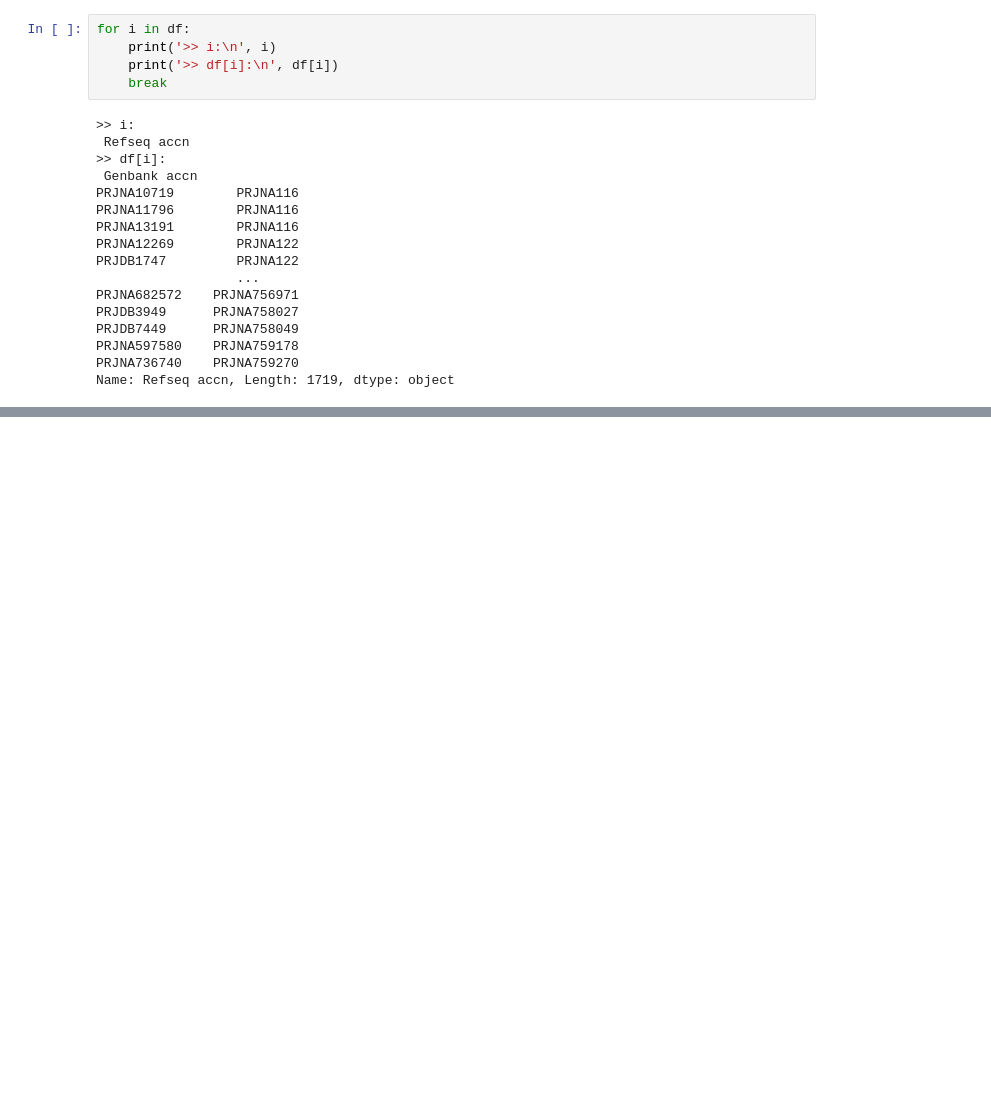
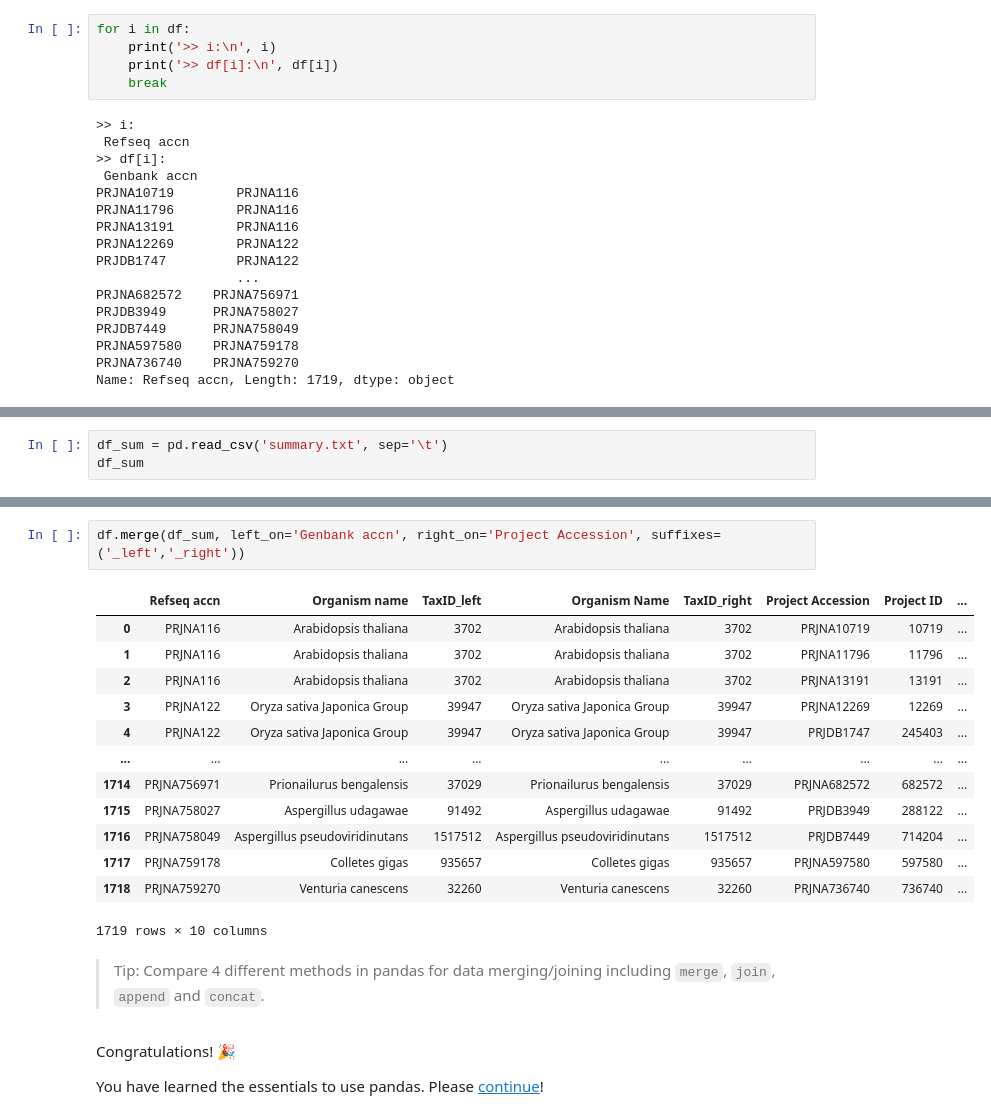
Before and after one commit to chunribu/biotable, a Jupyter notebook: src/pandas_tutorial.ipynb, the cells around one changed output, grey strips where cells are left out. Cells and saved outputs as stored; diff of their text form; blank space fills up the shorter version.

```diff
--- a/src/pandas_tutorial.ipynb
+++ b/src/pandas_tutorial.ipynb
@@ -366,0 +424,3 @@ Name: Refseq accn, Length: 1719, dtype: object
+# %%
+df_sum = pd.read_csv('summary.txt', sep='\t')
+df_sum
@@ -366,0 +441,22 @@ Name: Refseq accn, Length: 1719, dtype: object
+# %%
+df.merge(df_sum, left_on='Genbank accn', right_on='Project Accession', suffixes=('_left','_right'))
+# %% [output]
+|  | Refseq accn | Organism name | TaxID_left | Organism Name | TaxID_right | Project Accession | Project ID | ... |
+| 0 | PRJNA116 | Arabidopsis thaliana | 3702 | Arabidopsis thaliana | 3702 | PRJNA10719 | 10719 | ... |
+| 1 | PRJNA116 | Arabidopsis thaliana | 3702 | Arabidopsis thaliana | 3702 | PRJNA11796 | 11796 | ... |
+| 2 | PRJNA116 | Arabidopsis thaliana | 3702 | Arabidopsis thaliana | 3702 | PRJNA13191 | 13191 | ... |
+| 3 | PRJNA122 | Oryza sativa Japonica Group | 39947 | Oryza sativa Japonica Group | 39947 | PRJNA12269 | 12269 | ... |
+| 4 | PRJNA122 | Oryza sativa Japonica Group | 39947 | Oryza sativa Japonica Group | 39947 | PRJDB1747 | 245403 | ... |
+| ... | ... | ... | ... | ... | ... | ... | ... | ... |
+| 1714 | PRJNA756971 | Prionailurus bengalensis | 37029 | Prionailurus bengalensis | 37029 | PRJNA682572 | 682572 | ... |
+| 1715 | PRJNA758027 | Aspergillus udagawae | 91492 | Aspergillus udagawae | 91492 | PRJDB3949 | 288122 | ... |
+| 1716 | PRJNA758049 | Aspergillus pseudoviridinutans | 1517512 | Aspergillus pseudoviridinutans | 1517512 | PRJDB7449 | 714204 | ... |
+| 1717 | PRJNA759178 | Colletes gigas | 935657 | Colletes gigas | 935657 | PRJNA597580 | 597580 | ... |
+| 1718 | PRJNA759270 | Venturia canescens | 32260 | Venturia canescens | 32260 | PRJNA736740 | 736740 | ... |
+1719 rows × 10 columns
+# %% [markdown]
+> Tip: Compare 4 different methods in pandas for data merging/joining including `merge`, `join`, `append` and `concat`.
+# %% [markdown]
+Congratulations! 🎉
+
+You have learned the essentials to use pandas. Please [continue](https://github.com/chunribu/biotable#applications)!
```
Also changed, not shown: parts of 14 cells of this notebook.
